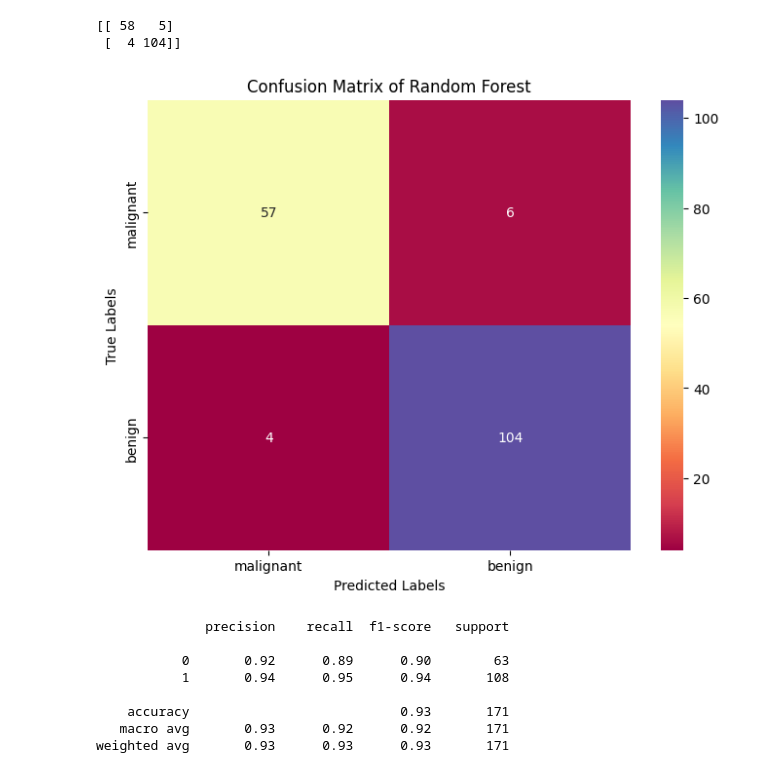
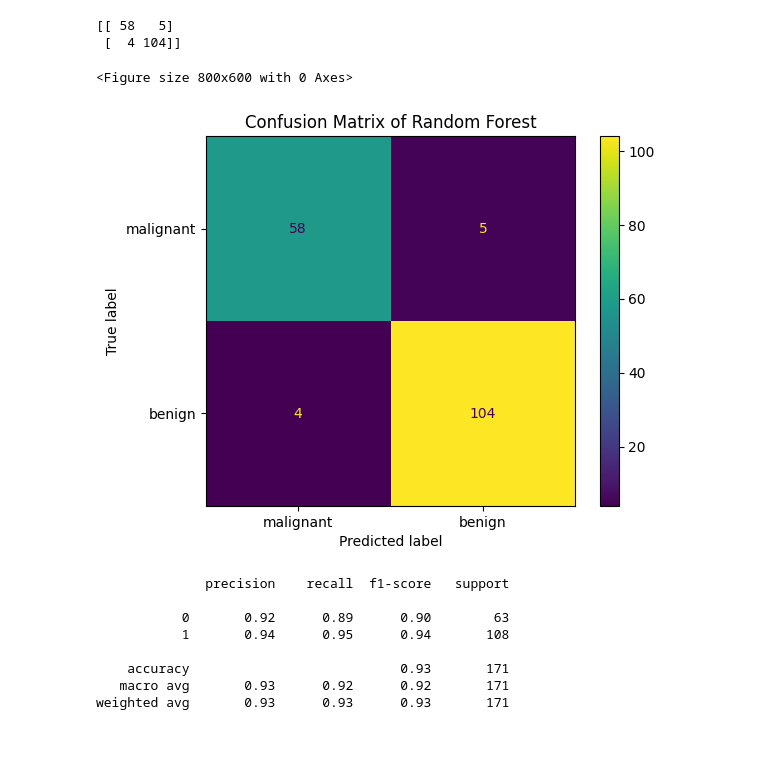
Before and after one commit to Octo-Data-Scientist/Machine-Learning-Projects, a Jupyter notebook: breast_cancer.ipynb, the cells around one changed output. Cells and saved outputs as stored; diff of their text form; code cells hidden in the pictures; blank space fills up the shorter version.

```diff
--- a/breast_cancer.ipynb
+++ b/breast_cancer.ipynb
@@ -221,13 +198,12 @@ print(confusion_matrix(y_test, RandomForest(X_train, y_train, X_test)))
  [  4 104]]
 # %%
 plt.figure(figsize = (8, 6))
-sns.heatmap(confusion_matrix(y_test, RandomForest(X_train, y_train, X_test)), annot = True, fmt = "d", cmap = "Spectral", xticklabels = data.target_names, yticklabels = data.target_names)
-plt.xlabel("Predicted Labels")
-plt.ylabel("True Labels")
+ConfusionMatrixDisplay(confusion_matrix(y_test, RandomForest(X_train, y_train, X_test)), display_labels = data.target_names).plot()
 plt.title("Confusion Matrix of Random Forest")
 plt.show()
 # %% [output]
+<Figure size 800x600 with 0 Axes>
-[figure, old version]
+[figure, new version]
 # %%
 # KNN
 def KNN(X_train, y_train, X_test):
```
Also changed, not shown: parts of 10 cells of this notebook, 1 other file.
